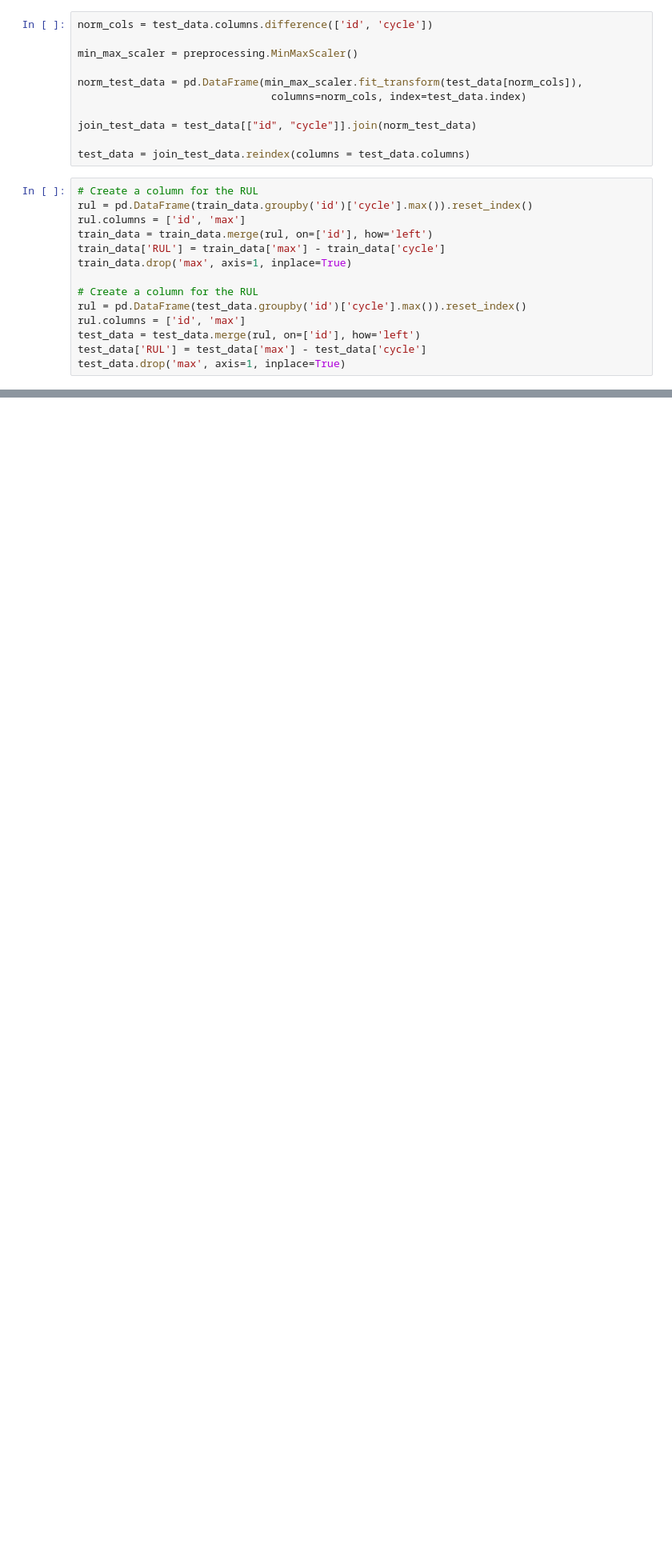
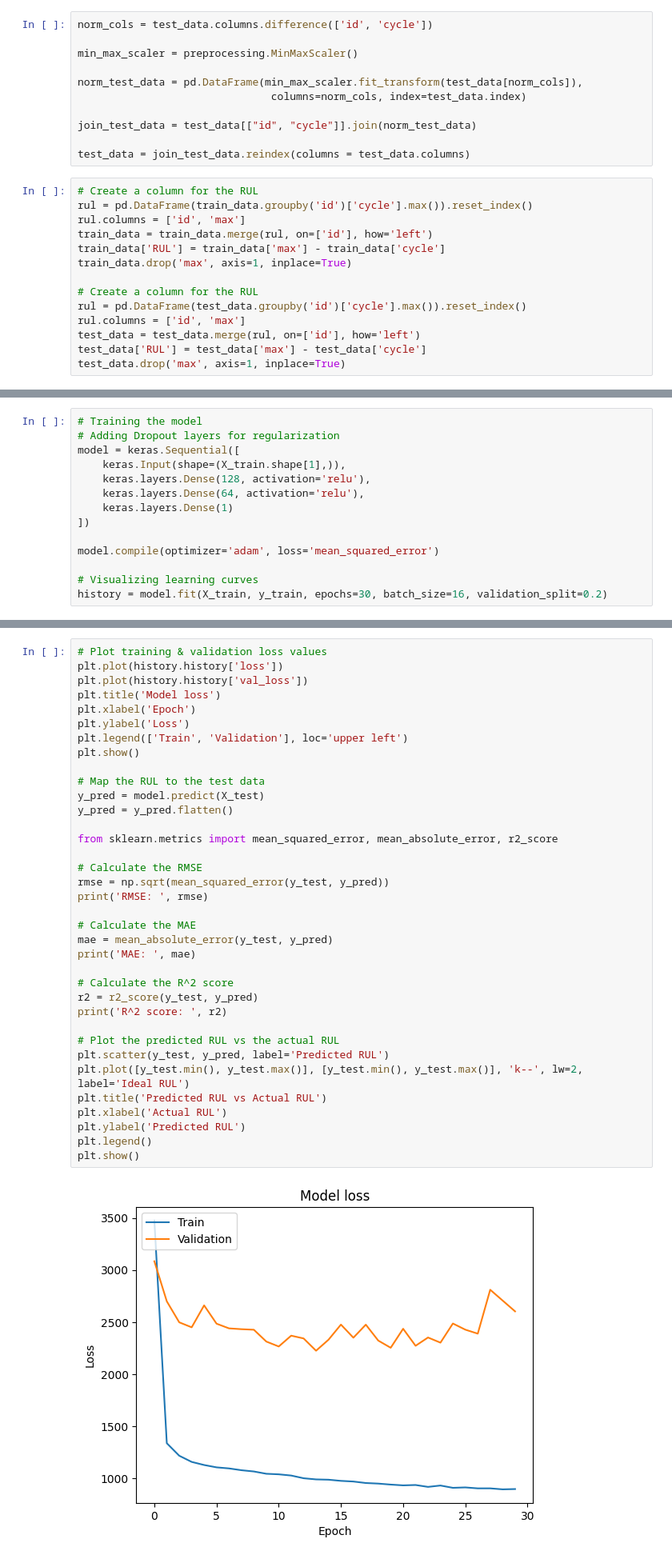
Before and after one commit to NechZ/Predictive-Maintenance, a Jupyter notebook: Engine-Predictive-Maintenance.ipynb, the cells around one changed output, grey strips where cells are left out. Shown at 80% size. Drawn from its saved outputs; the diff is of its cells as text; blank space fills up the shorter version.

```diff
--- a/Engine-Predictive-Maintenance.ipynb
+++ b/Engine-Predictive-Maintenance.ipynb
@@ -149,0 +148,14 @@ R2: -2.0437207221984863
+# %%
+# Training the model
+# Adding Dropout layers for regularization
+model = keras.Sequential([
+    keras.Input(shape=(X_train.shape[1],)),
+    keras.layers.Dense(128, activation='relu'),
+    keras.layers.Dense(64, activation='relu'),
+    keras.layers.Dense(1)
+])
+
+model.compile(optimizer='adam', loss='mean_squared_error')
+
+# Visualizing learning curves
+history = model.fit(X_train, y_train, epochs=30, batch_size=16, validation_split=0.2)
@@ -149,0 +180,38 @@ R2: -2.0437207221984863
+# %%
+# Plot training & validation loss values
+plt.plot(history.history['loss'])
+plt.plot(history.history['val_loss'])
+plt.title('Model loss')
+plt.xlabel('Epoch')
+plt.ylabel('Loss')
+plt.legend(['Train', 'Validation'], loc='upper left')
+plt.show()
+
+# Map the RUL to the test data
+y_pred = model.predict(X_test)
+y_pred = y_pred.flatten()
+
+from sklearn.metrics import mean_squared_error, mean_absolute_error, r2_score
+
+# Calculate the RMSE
+rmse = np.sqrt(mean_squared_error(y_test, y_pred))
+print('RMSE: ', rmse)
+
+# Calculate the MAE
+mae = mean_absolute_error(y_test, y_pred)
+print('MAE: ', mae)
+
+# Calculate the R^2 score
+r2 = r2_score(y_test, y_pred)
+print('R^2 score: ', r2)
+
+# Plot the predicted RUL vs the actual RUL
+plt.scatter(y_test, y_pred, label='Predicted RUL')
+plt.plot([y_test.min(), y_test.max()], [y_test.min(), y_test.max()], 'k--', lw=2, label='Ideal RUL')
+plt.title('Predicted RUL vs Actual RUL')
+plt.xlabel('Actual RUL')
+plt.ylabel('Predicted RUL')
+plt.legend()
+plt.show()
+# %% [output]
+[figure, added]
```
Also changed, not shown: parts of 12 cells of this notebook.
